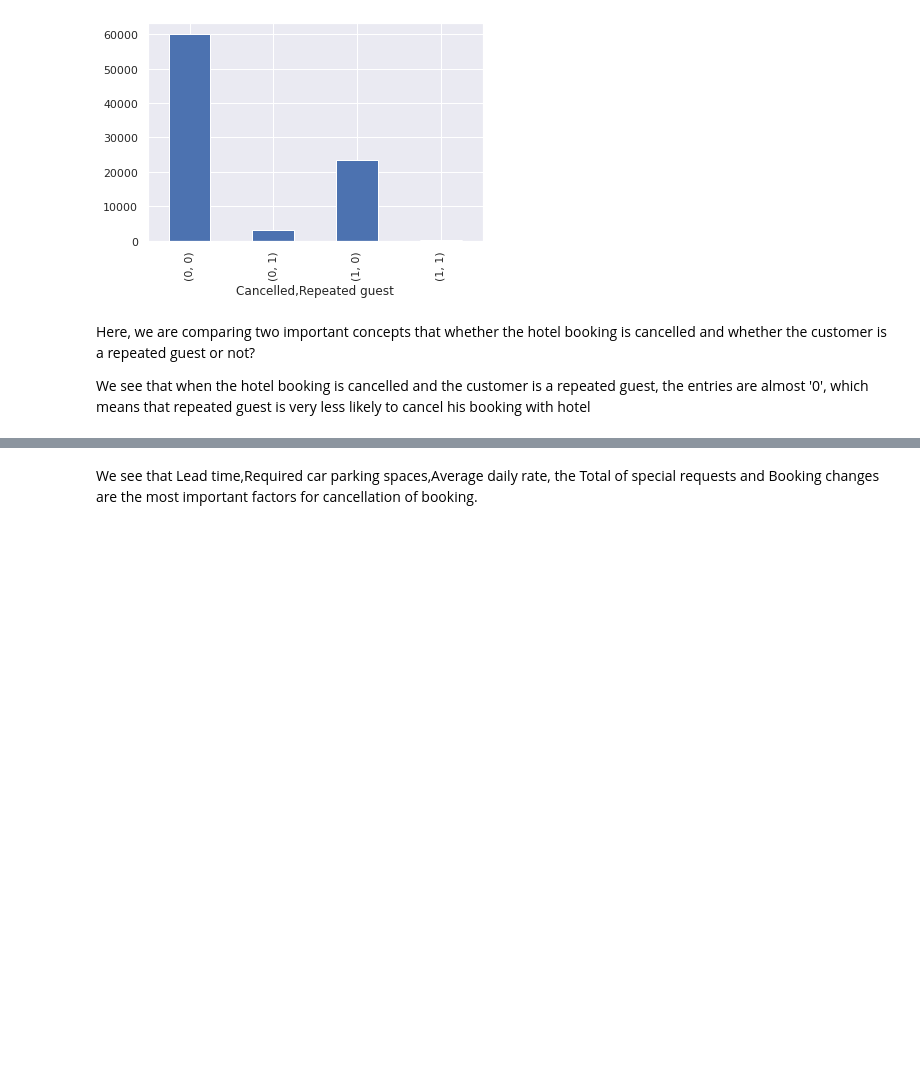
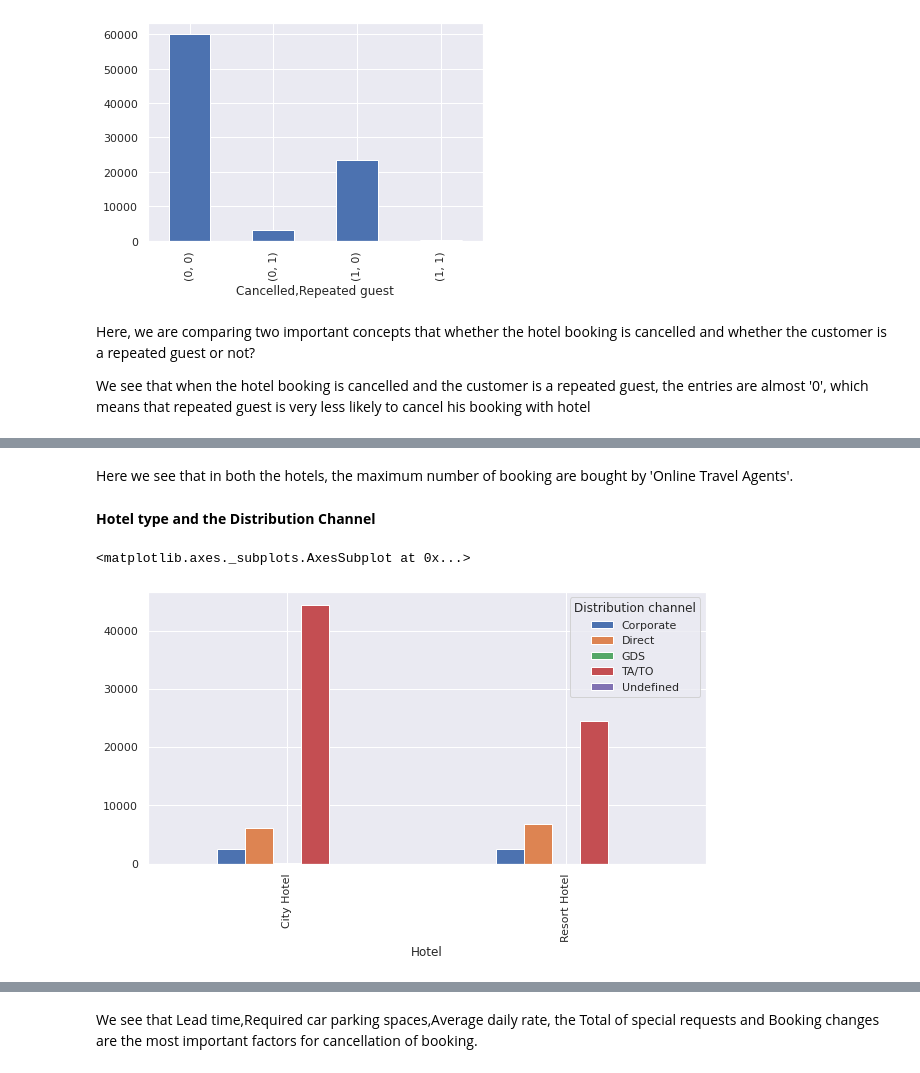
Before and after one commit to sm160388/hotel-booking-analysis, a Jupyter notebook: Copy_of_Copy_of_Hotel_Booking_Analysis_Capstone_Project.ipynb, the cells around one changed output, grey strips where cells are left out. Saved outputs shown, nothing was run; the diff lists cells and outputs as text; code cells hidden in the pictures; blank space fills up the shorter version.

```diff
--- a/Copy_of_Copy_of_Hotel_Booking_Analysis_Capstone_Project.ipynb
+++ b/Copy_of_Copy_of_Hotel_Booking_Analysis_Capstone_Project.ipynb
@@ -371,0 +370,11 @@ data5=data5.plot(kind='bar', figsize=(10,5))
+# %% [markdown]
+Here we see that in both the hotels, the maximum number of booking are bought by 'Online Travel Agents'.
+# %% [markdown]
+**Hotel type and the Distribution Channel**
+# %%
+data5=data.groupby(['Hotel','Distribution channel']).size()
+data5=data5.unstack()
+data5.plot(kind='bar',figsize=(10,5))
+# %% [output]
+<matplotlib.axes._subplots.AxesSubplot at 0x...>
+[figure, added]
```
Also changed, not shown: parts of 44 cells of this notebook.
